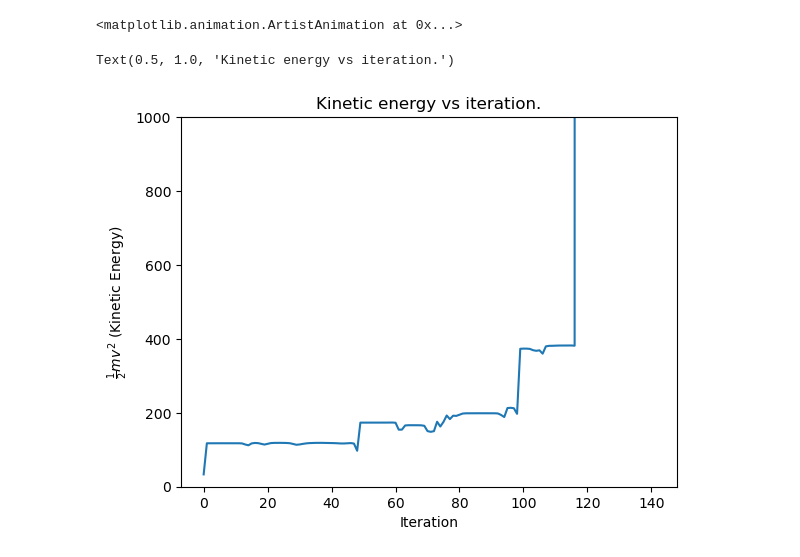
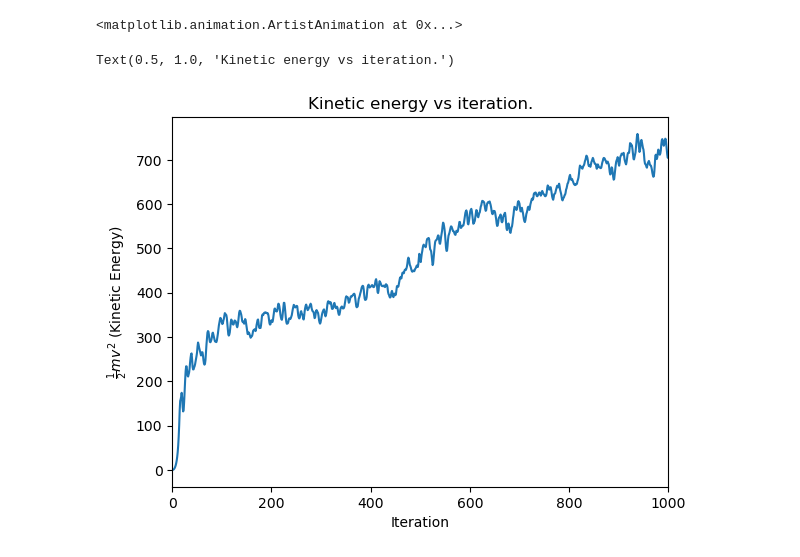
Before and after one commit to ridunn/hpc, a Jupyter notebook: Molecules_better.ipynb, the cells around one changed output. Drawn from its saved outputs; the diff is of its cells as text; code cells hidden in the pictures.

```diff
--- a/Molecules_better.ipynb
+++ b/Molecules_better.ipynb
@@ -47 +50,19 @@ pos = np.random.rand(N,DIM)*BoxSize
+# %%
+DIM = 2
+nx = 6
+N = nx**2
+epsilon = 0.01
+BoxSize = 5
+Rcutoff = 2
+
+
+
+vol = BoxSize**DIM
+#pos = np.random.rand(N,DIM)*BoxSize
+x = np.linspace(0, 0.9, nx)
+#pos,_ = np.meshgrid(x,x)*BoxSize
+pos = np.zeros([nx**2,DIM])
+for i in range(nx):
+    for j in range(nx):
+        pos[i+nx*j] = [x[i]*BoxSize,x[j]*BoxSize]
 # %%
@@ -53,13 +88,15 @@ array([0.50901115, 0.75321828, 0.01395172, 0.14493281, 0.32497437,
 # %%
-Nsteps = 400
-dt = 1/400
-
+Nsteps = 1000
+dt = 10/1000
+T=1e-2
 def main(pos,Nsteps,dt,epsilon,BoxSize,DIM):
     fig = plt.figure(figsize = (4,4), dpi=150)
     ims = [None for i in range(Nsteps)]
     vel = (np.random.randn(N,DIM)-0.5)
     acc = (np.zeros([N,DIM]))
-    E = np.zeros(Nsteps)
+    E = np.zeros(Nsteps+1)
+    E[0] = 0*sum([sum(vel[i,:]**2) for i in range(N)])
+    vel = 0*vel
     for k in range(Nsteps):
         #for i in range(DIM):
          #   period = np.where(pos[:,i] > 0.5)
@@ -69,6 +106,7 @@ def main(pos,Nsteps,dt,epsilon,BoxSize,DIM):
 
         pos = (pos + dt*vel + 0.5*dt**2*acc)%BoxSize
 
+        #chi = np.sqrt(T/E[k])
         vel = vel +1/2*dt*acc
 
         acc = Compute_Forces(pos,acc,epsilon,BoxSize,DIM,N)
@@ -77,13 +115,13 @@ def main(pos,Nsteps,dt,epsilon,BoxSize,DIM):
 
         im = [plt.scatter(pos[:,0],pos[:,1],color='b') ]
         ims[k] = im
-        E[k] = 1/2*sum([sum(vel[i,:]**2) for i in range(N)])
+        E[k+1] = 1/2*sum([sum(vel[i,:]**2) for i in range(N)])
     plt.grid()
-    plt.xlim([0,1])
-    plt.ylim([0,1])
+    plt.xlim([0,1*BoxSize])
+    plt.ylim([0,1*BoxSize])
     plt.title("Molecular Dynamics")
     plt.rcParams["animation.html"]= 'html5'
-    ani = animation.ArtistAnimation(fig,ims,interval = 50)
+    ani = animation.ArtistAnimation(fig,ims,interval = 100)
     plt.close
 
     return ani,E
@@ -100,13 +138,13 @@ a[0]
 <matplotlib.animation.ArtistAnimation at 0x...>
 # %%
 plt.plot(a[1])
-#plt.xlim([0,150])
-plt.ylim([0,1000])
+plt.xlim([0,1000])
+#plt.ylim([0,2])
 plt.xlabel("Iteration")
 plt.ylabel(r"$\frac{1}{2}mv^2$ (Kinetic Energy)")
 plt.title("Kinetic energy vs iteration.")
 # %% [output]
 Text(0.5, 1.0, 'Kinetic energy vs iteration.')
-[figure, old version]
+[figure, new version]
 # %%
 plt.plot(a[1])
```
Also changed, not shown: parts of 8 cells of this notebook.
